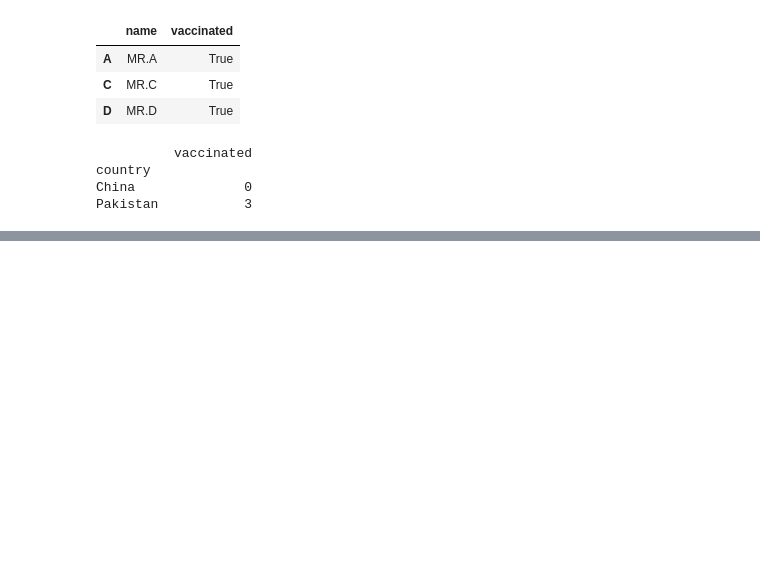
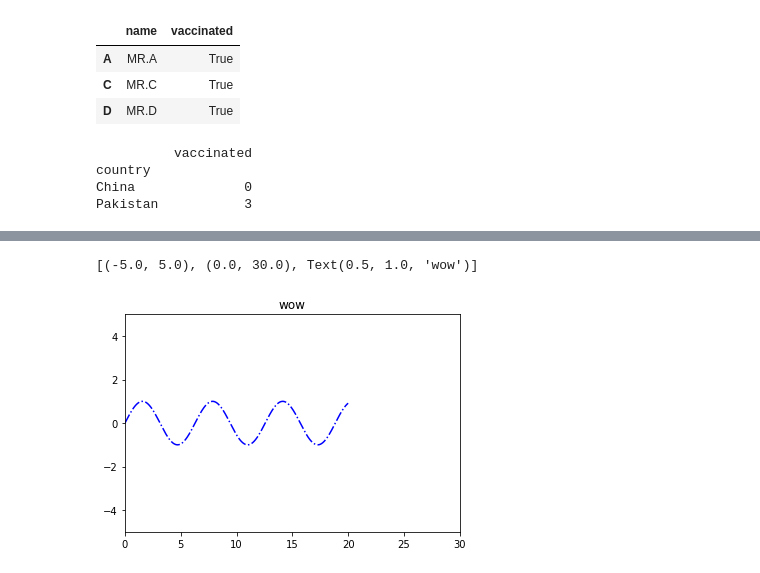
Before and after one commit to KARTIKEYgarg1/udemy-data-science-and-ml, a Jupyter notebook: Programs.ipynb, the cells around one changed output, grey strips where cells are left out. Drawn from its saved outputs; the diff is of its cells as text; code cells hidden in the pictures; blank space fills up the shorter version.

```diff
--- a/Programs.ipynb
+++ b/Programs.ipynb
@@ -220,0 +312,11 @@ Pakistan           3
+# %%
+"""LECTURE 150:MATPLOTLIB-SET"""
+import matplotlib.pyplot as plt
+import numpy as np
+x=np.linspace(0,20,1500)
+ax=plt.axes()
+plt.plot(x,np.sin(x),"-.b")
+ax.set(xlim=(0,30),ylim=(-5,5),title="wow")
+# %% [output]
+[(-5.0, 5.0), (0.0, 30.0), Text(0.5, 1.0, 'wow')]
+[figure, added]
```
Also changed, not shown: parts of 7 cells of this notebook.
